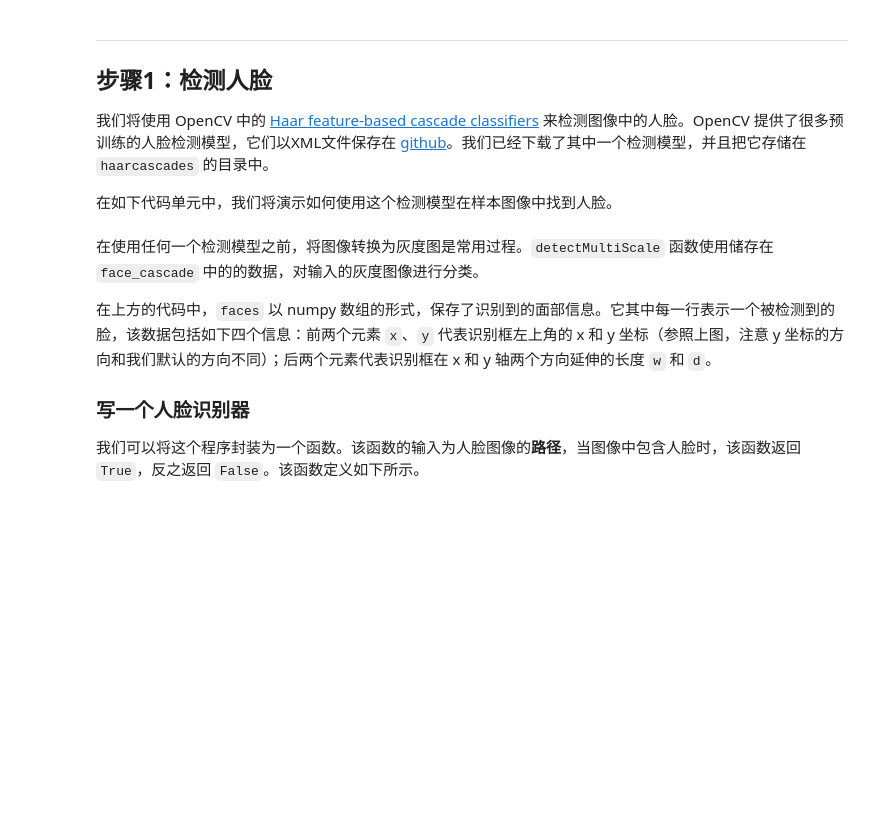
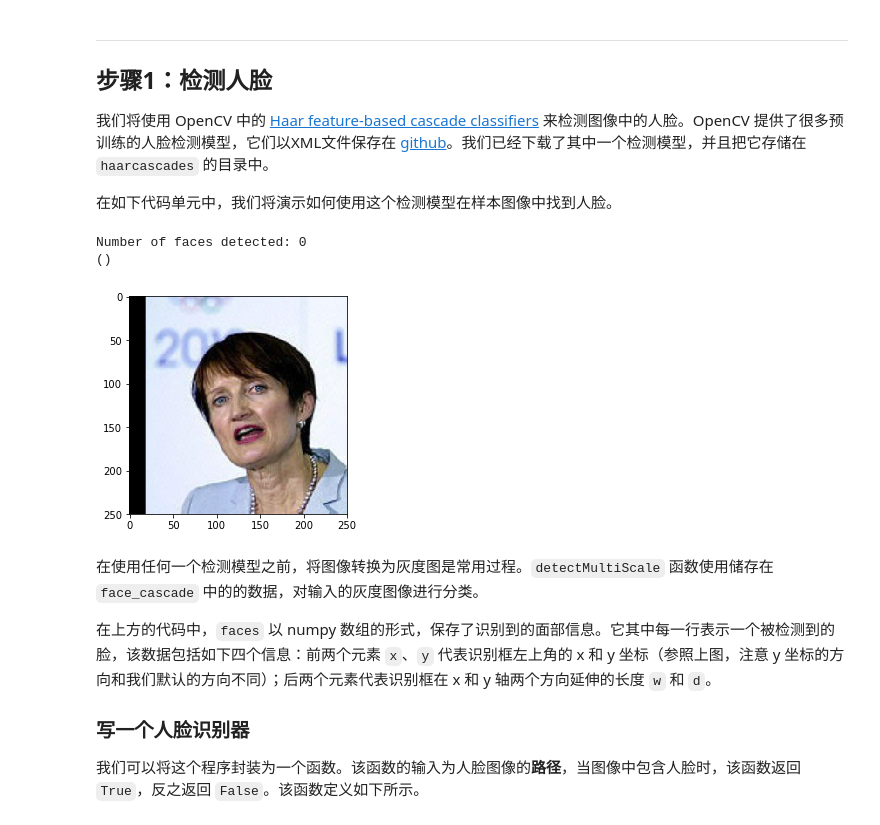
Before and after one commit to imkeno/dog-project, a Jupyter notebook: dog_app.ipynb, the cells around one changed output. Drawn from its saved outputs; the diff is of its cells as text; code cells hidden in the pictures; blank space fills up the shorter version.

```diff
--- a/dog_app.ipynb
+++ b/dog_app.ipynb
@@ -109,34 +119,39 @@ print('There are %d total human images.' % len(human_files))
 # %%
 import cv2
 import matplotlib.pyplot as plt
 %matplotlib inline
 
 # 提取预训练的人脸检测模型
 face_cascade = cv2.CascadeClassifier('haarcascades/haarcascade_frontalface_alt.xml')
 
 # 加载彩色（通道顺序为BGR）图像
-img = cv2.imread(human_files[3])
+img = cv2.imread(human_files[473])
 
 # 将BGR图像进行灰度处理
 gray = cv2.cvtColor(img, cv2.COLOR_BGR2GRAY)
 
 # 在图像中找出脸
 faces = face_cascade.detectMultiScale(gray)
 
 # 打印图像中检测到的脸的个数
 print('Number of faces detected:', len(faces))
+print(faces)
 
 # 获取每一个所检测到的脸的识别框
 for (x,y,w,h) in faces:
     # 在人脸图像中绘制出识别框
     cv2.rectangle(img,(x,y),(x+w,y+h),(255,0,0),2)
 
 # 将BGR图像转变为RGB图像以打印
 cv_rgb = cv2.cvtColor(img, cv2.COLOR_BGR2RGB)
 
 # 展示含有识别框的图像
 plt.imshow(cv_rgb)
 plt.show()
+# %% [output]
+Number of faces detected: 0
+()
+[figure, added]
 # %% [markdown]
 在使用任何一个检测模型之前，将图像转换为灰度图是常用过程。`detectMultiScale` 函数使用储存在 `face_cascade` 中的的数据，对输入的灰度图像进行分类。
 
```
Also changed, not shown: parts of 9 cells of this notebook.
